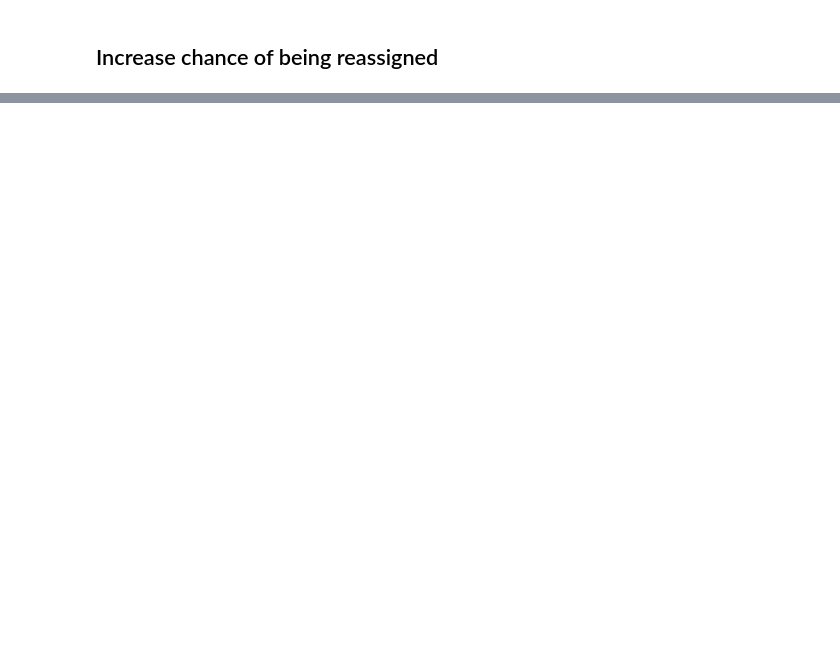
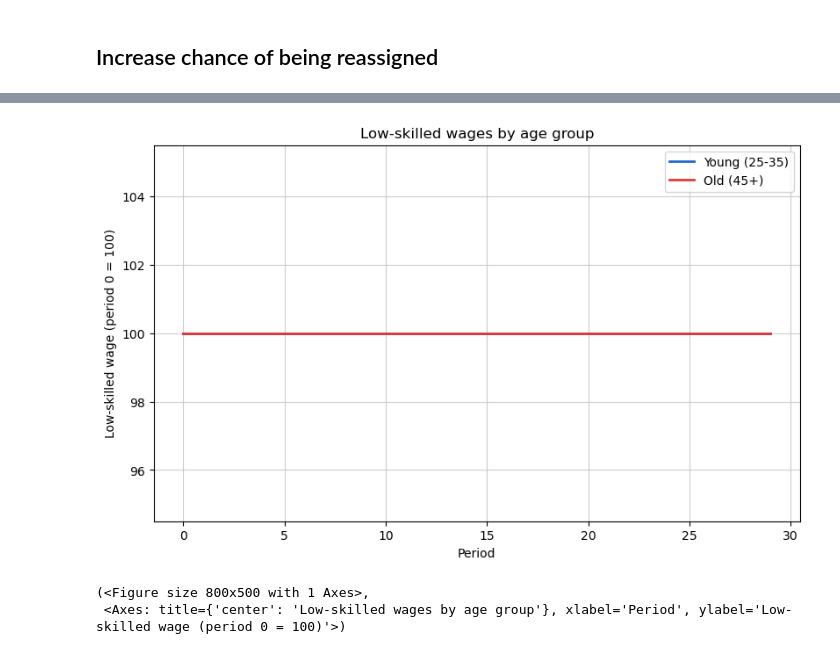
Before and after one commit to peter-l-ravn/Danish-Wage-Gap-Model, a Jupyter notebook: Create shock.ipynb, the cells around one changed output, grey strips where cells are left out. Cells and saved outputs as stored; diff of their text form; code cells hidden in the pictures; blank space fills up the shorter version.

```diff
--- a/Create shock.ipynb
+++ b/Create shock.ipynb
@@ -73,0 +90,6 @@ plot_high_skill_shares_young_old(model, young_max=25, old_min=20)
+# %%
+plot_low_skill_wages_young_old(model, young_max=10, old_min=20)
+# %% [output]
+[figure, added]
+(<Figure size 800x500 with 1 Axes>,
+ <Axes: title={'center': 'Low-skilled wages by age group'}, xlabel='Period', ylabel='Low-skilled wage (period 0 = 100)'>)
```
Also changed, not shown: parts of 11 cells of this notebook, 17 other files.
